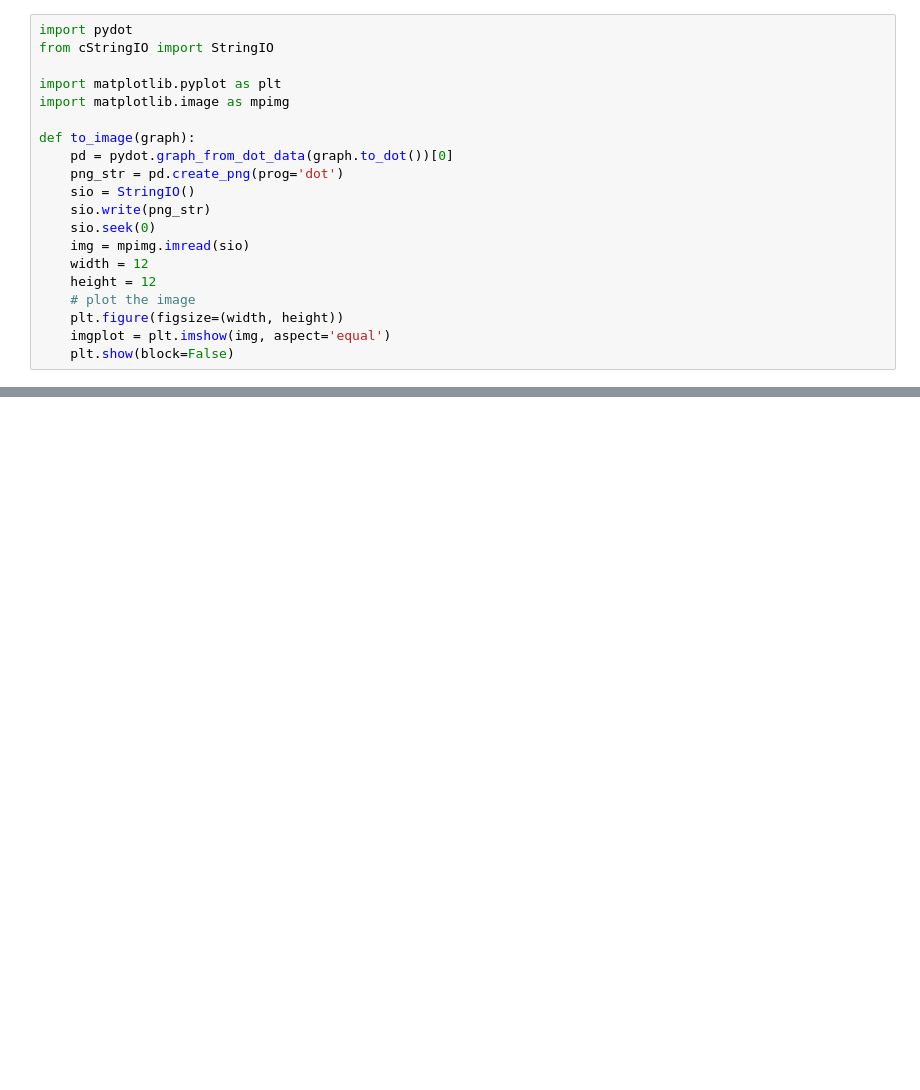
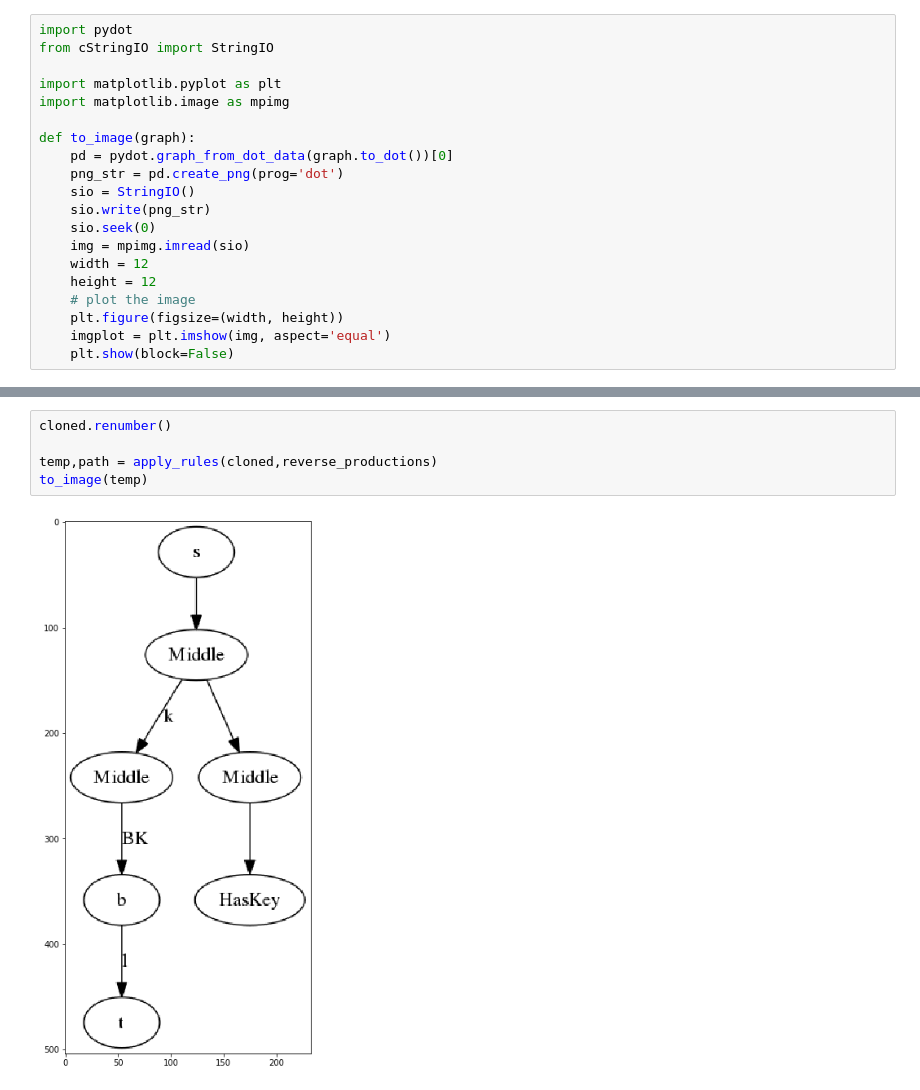
Before and after one commit to adamsumm/TheRecipeOfZelda, a Jupyter notebook: Graph Grammars.ipynb, the cells around one changed output, grey strips where cells are left out. Cells and saved outputs as stored; diff of their text form; blank space fills up the shorter version.

```diff
--- a/Graph Grammars.ipynb
+++ b/Graph Grammars.ipynb
@@ -136,0 +91,7 @@ lhs->rhs Fork1 Nothing1
+# %%
+cloned.renumber()
+
+temp,path = apply_rules(cloned,reverse_productions)
+to_image(temp)
+# %% [output]
+[figure, added]
```
Also changed, not shown: parts of 1 cell of this notebook, 2 other files.
